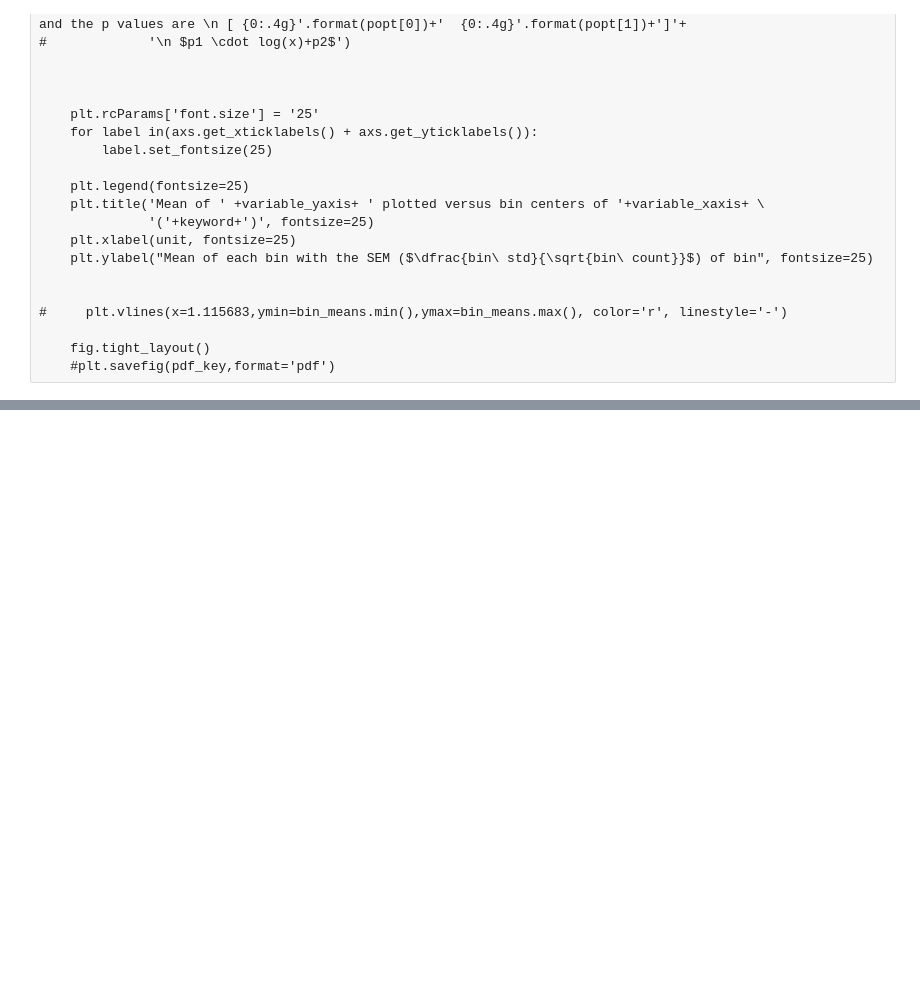
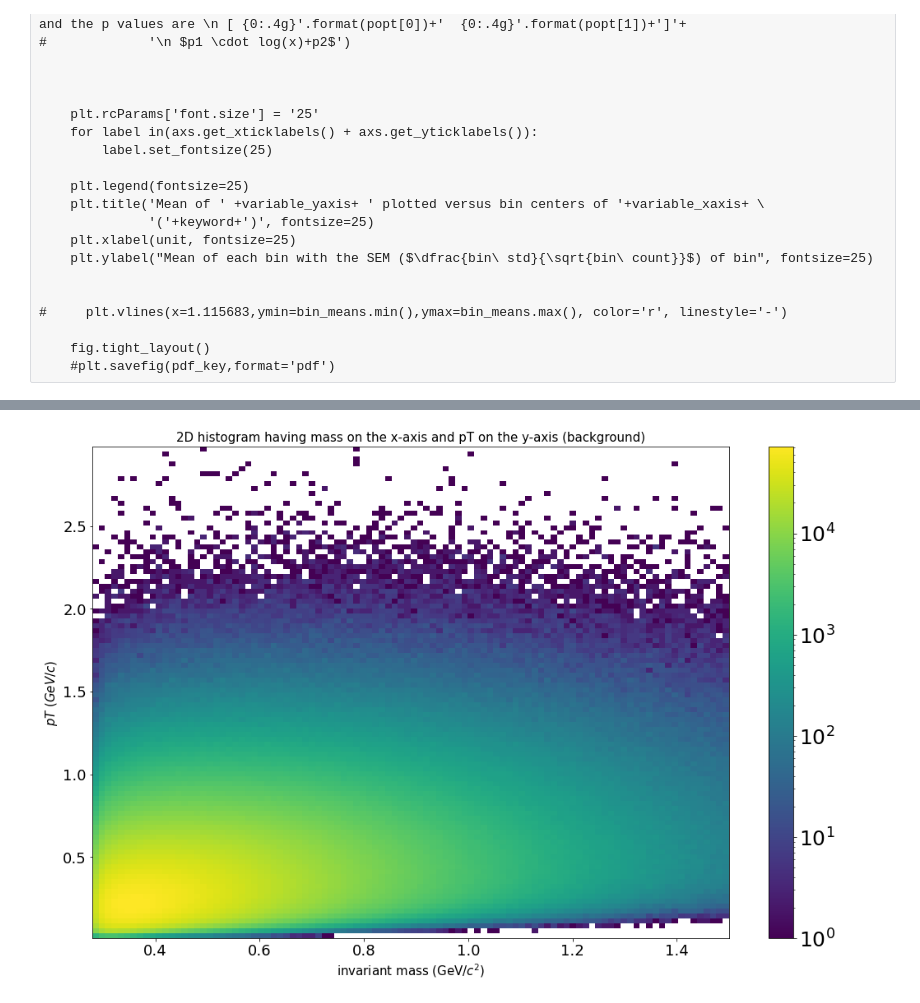
Before and after one commit to julnow/JupyterNotebooks, a Jupyter notebook: kaon_correlations_p2.ipynb, the cells around one changed output, grey strips where cells are left out. Saved outputs shown, nothing was run; the diff lists cells and outputs as text; code cells hidden in the pictures; blank space fills up the shorter version.

```diff
--- a/kaon_correlations_p2.ipynb
+++ b/kaon_correlations_p2.ipynb
@@ -562,0 +543,4 @@ two_D_hist(background['mass'], background['cosinesecond'])
+# %%
+two_D_hist(background, 'mass', 'pT', bckgr_mass_pdf, 'background')
+# %% [output]
+[figure, added]
```
Also changed, not shown: parts of 42 cells of this notebook, 18 other files.
